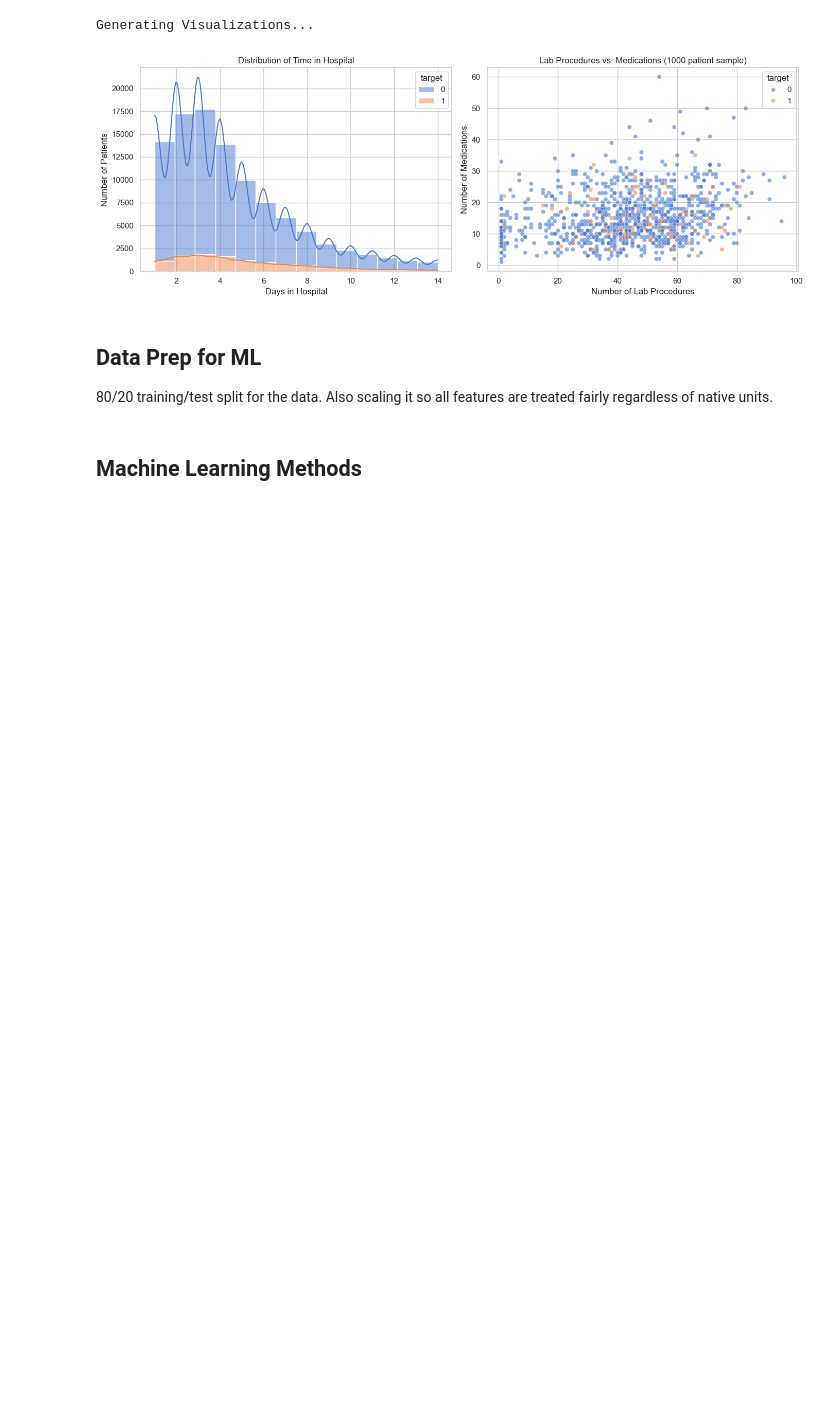
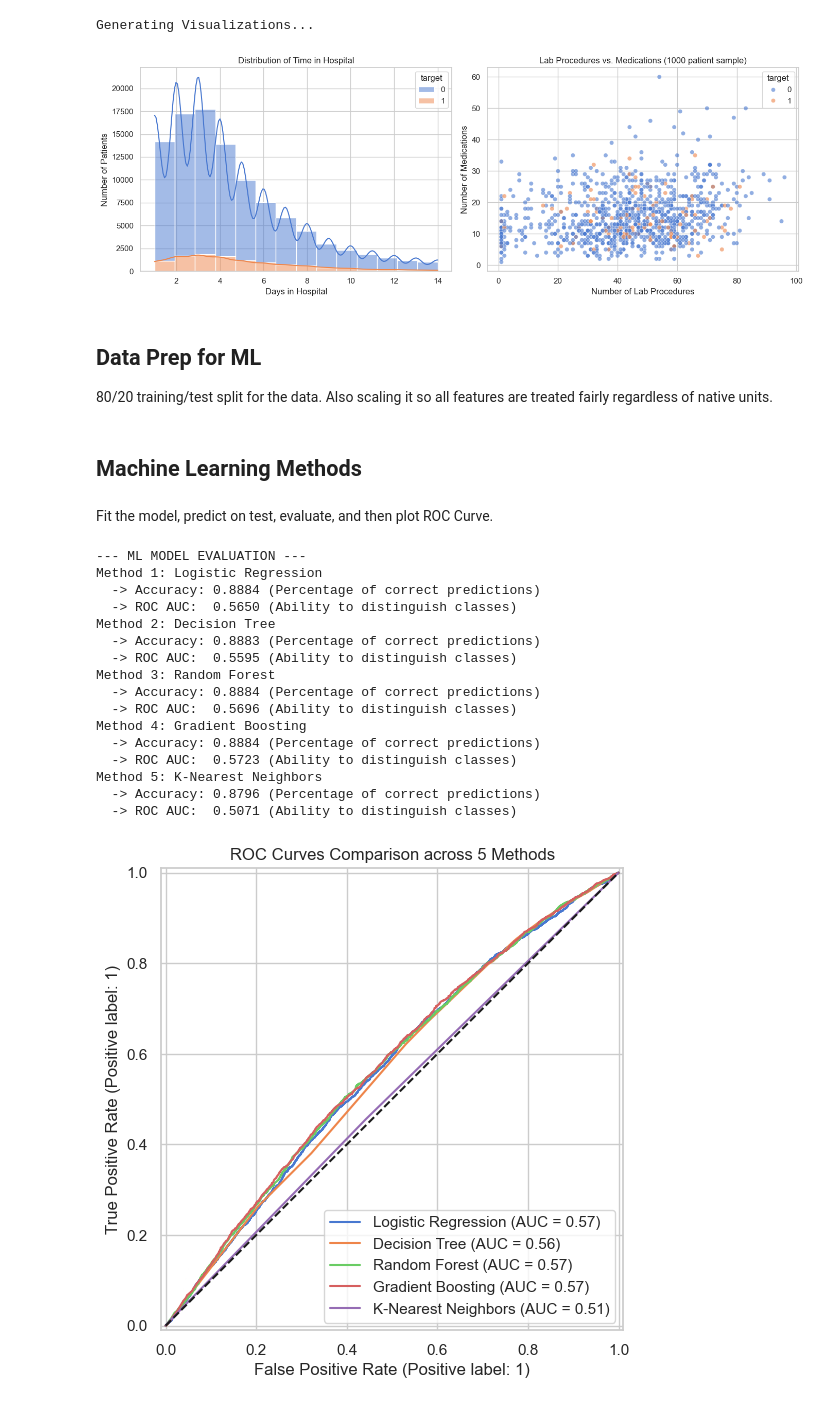
Before and after one commit to alyxz-cmg/diabetic-patients-readmission, a Jupyter notebook: discussion1.ipynb, the cells around one changed output. Saved outputs shown, nothing was run; the diff lists cells and outputs as text; code cells hidden in the pictures; blank space fills up the shorter version.

Commit message:
model evaluations

```diff
--- a/discussion1.ipynb
+++ b/discussion1.ipynb
@@ -135,3 +135,44 @@ models = {
     "Method 4: Gradient Boosting": GradientBoostingClassifier(n_estimators=50, random_state=42),
     "Method 5: K-Nearest Neighbors": KNeighborsClassifier(n_neighbors=5)
 }
+# %% [markdown]
+Fit the model, predict on test, evaluate, and then plot ROC Curve.
+# %%
+print("\n--- ML MODEL EVALUATION ---")
+fig, ax = plt.subplots(figsize=(8, 6))
+
+for name, model in models.items():
+    model.fit(X_train_scaled, y_train)
+
+    y_pred = model.predict(X_test_scaled)
+    y_prob = model.predict_proba(X_test_scaled)[:, 1]
+
+    acc = accuracy_score(y_test, y_pred)
+    auc = roc_auc_score(y_test, y_prob)
+    print(f"{name}")
+    print(f"  -> Accuracy: {acc:.4f} (Percentage of correct predictions)")
+    print(f"  -> ROC AUC:  {auc:.4f} (Ability to distinguish classes)")
+
+    RocCurveDisplay.from_estimator(model, X_test_scaled, y_test, ax=ax, name=name.split(":")[1].strip())
+
+plt.title("ROC Curves Comparison across 5 Methods")
+plt.plot([0, 1], [0, 1], 'k--', label='Random Chance')
+plt.show()
+# %% [output]
+--- ML MODEL EVALUATION ---
+Method 1: Logistic Regression
+  -> Accuracy: 0.8884 (Percentage of correct predictions)
+  -> ROC AUC:  0.5650 (Ability to distinguish classes)
+Method 2: Decision Tree
+  -> Accuracy: 0.8883 (Percentage of correct predictions)
+  -> ROC AUC:  0.5595 (Ability to distinguish classes)
+Method 3: Random Forest
+  -> Accuracy: 0.8884 (Percentage of correct predictions)
+  -> ROC AUC:  0.5696 (Ability to distinguish classes)
+Method 4: Gradient Boosting
+  -> Accuracy: 0.8884 (Percentage of correct predictions)
+  -> ROC AUC:  0.5723 (Ability to distinguish classes)
+Method 5: K-Nearest Neighbors
+  -> Accuracy: 0.8796 (Percentage of correct predictions)
+  -> ROC AUC:  0.5071 (Ability to distinguish classes)
+[figure, added]
```
